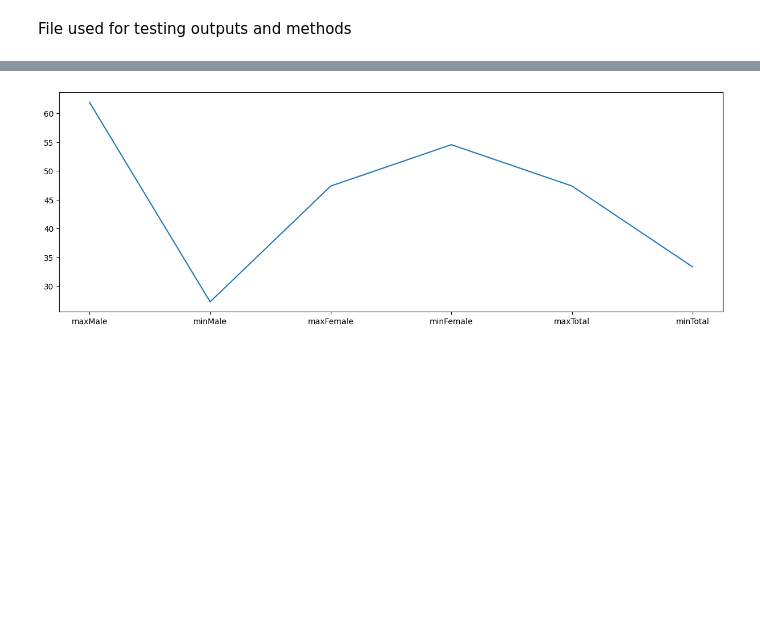
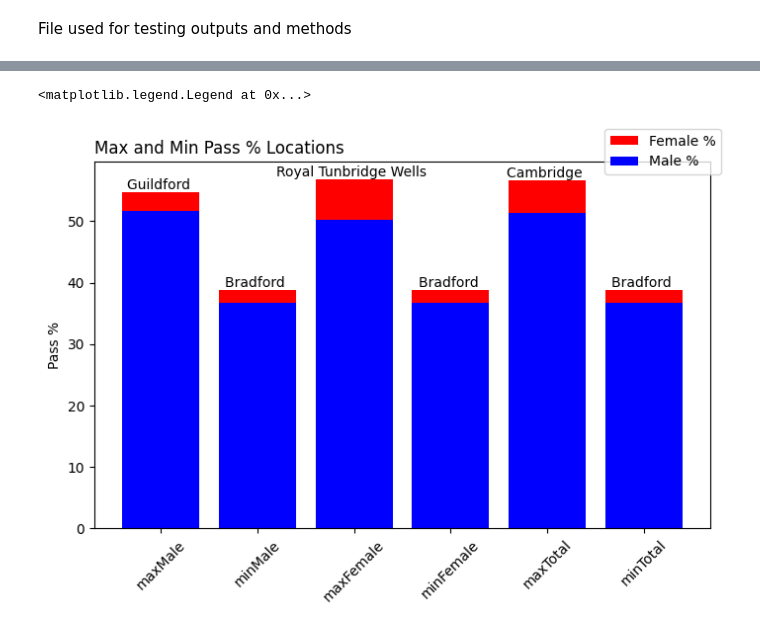
Before and after one commit to Ali0kr/dat5902_final_project, a Jupyter notebook: testing.ipynb, the cells around one changed output, grey strips where cells are left out. Cells and saved outputs as stored; diff of their text form; code cells hidden in the pictures; blank space fills up the shorter version.

Commit message:
Created first graph

```diff
--- a/testing.ipynb
+++ b/testing.ipynb
@@ -98,6 +73,15 @@ y24c
-# %%
-#Creating first plot
-fig,ax = plt.subplots(figsize=(15,5))
-ax = plt.plot(y24c['Male%'])
-# %% [output]
-[figure, removed]
+# %%
+#Creating first figure
+fig,ax = plt.subplots(figsize=(7,5))
+plt.xticks(rotation=45)
+index = np.arange(len(y24c['Total Conducted']))
+a = ax.bar(x=y24c.index, height=y24c['Female%'], align = 'center', label='Female %', color='r')
+ax.bar(x=index, height=y24c['Male%'], align = 'center', label='Male %',color='b')
+ax.set_title('Max and Min Pass % Locations', loc = 'left')
+ax.bar_label(container = a,labels = y24c['Location'])
+ax.set_ylabel('Pass %')
+fig.tight_layout()
+fig.legend()
+# %% [output]
+<matplotlib.legend.Legend at 0x...>
+[figure, added]
```
Also changed, not shown: parts of 5 cells of this notebook, 2 other files.
